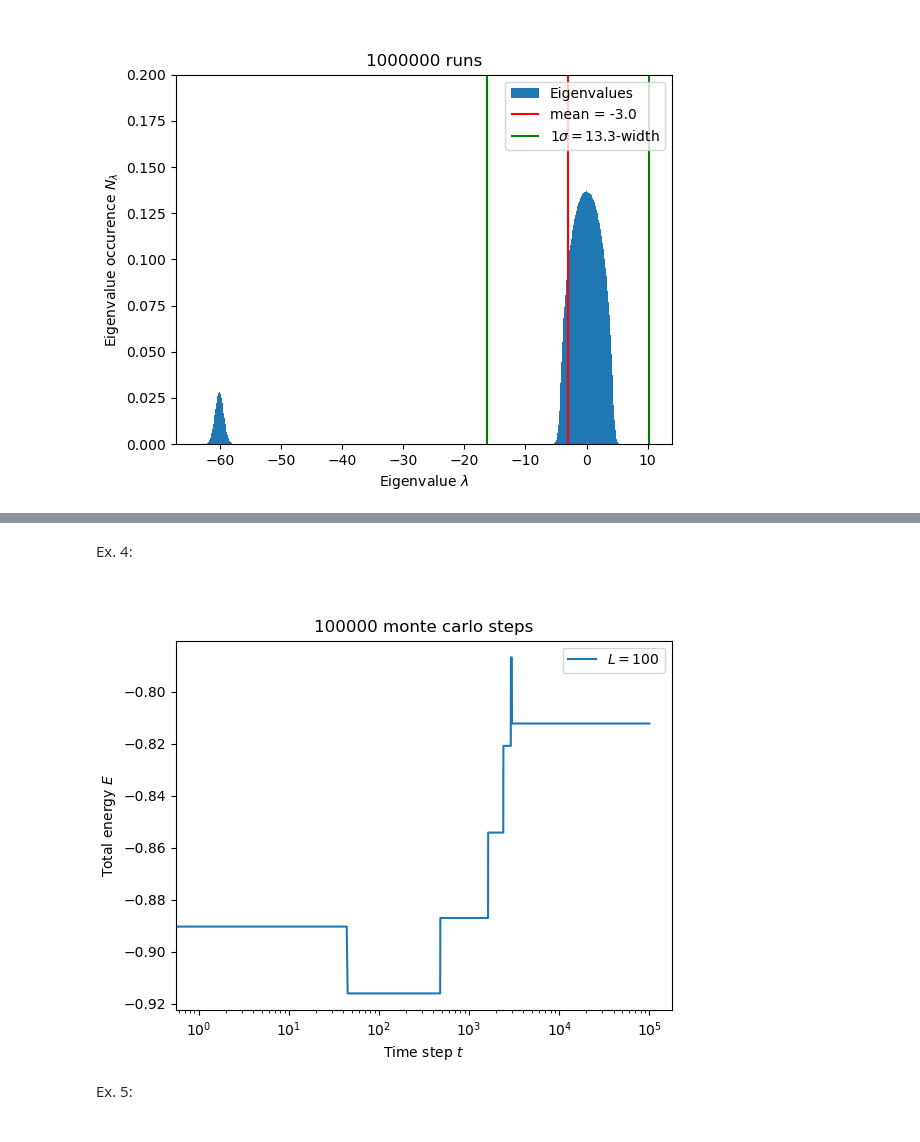
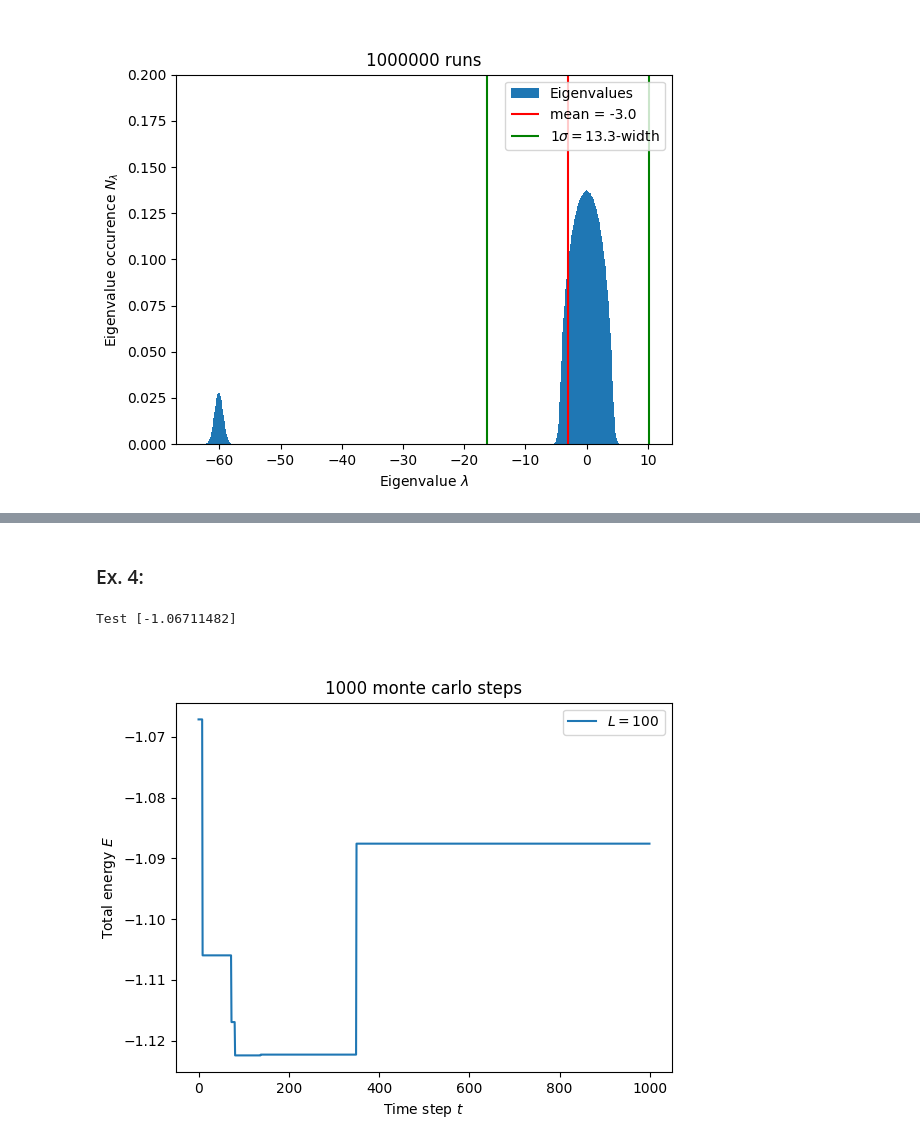
Before and after one commit to Konemu/ProteinAnnealing, a Jupyter notebook: nb.ipynb, the cells around one changed output, grey strips where cells are left out. Saved outputs shown, nothing was run; the diff lists cells and outputs as text; code cells hidden in the pictures.

```diff
--- a/nb.ipynb
+++ b/nb.ipynb
@@ -44,14 +43,12 @@ fig.savefig('figures/ex3.png', dpi = 600, format = 'png')
-# %% [markdown]
-Ex. 4:
+# %% [markdown]
+### Ex. 4:
 # %%
 #anim, fig, ax1, ax2, grids_vecs = energy.animated_monte_carlo(50, 100, 1, 1, 8, "data")
 #vid = anim.to_html5_video()
 #html = display.HTML(vid)
 #display.display(html)
-fig, ax, ergs, grid, coord_vec = energy.evolve_protein_plot_energy(length=100, mc_steps=100000, T=1, path="", a5 = False)
-ax.semilogx()
+fig, ax, ergs, grid, coord_vec = energy.evolve_protein_plot_energy(length=100, mc_steps=1000, T=1, path="", a5 = False)
 plt.savefig('figures/ex4.png', dpi = 600, format = 'png')
 # %% [output]
+Test [-1.06711482]
-[figure, old version]
+[figure, new version]
-# %% [markdown]
-Ex. 5:
```
Also changed, not shown: parts of 19 cells of this notebook.
